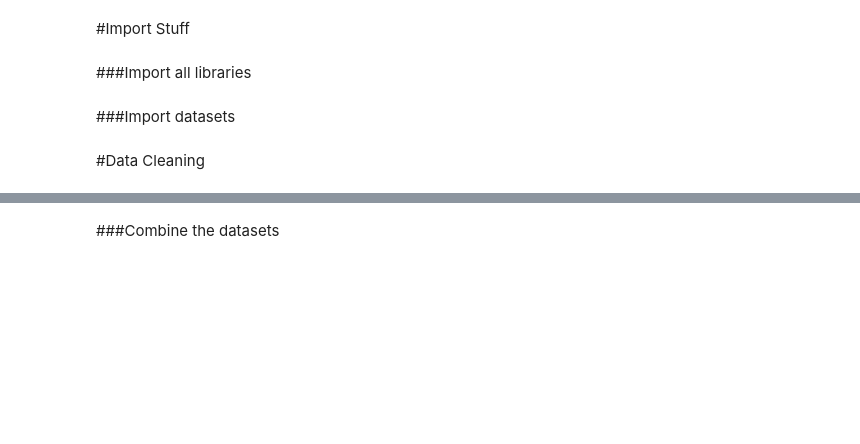
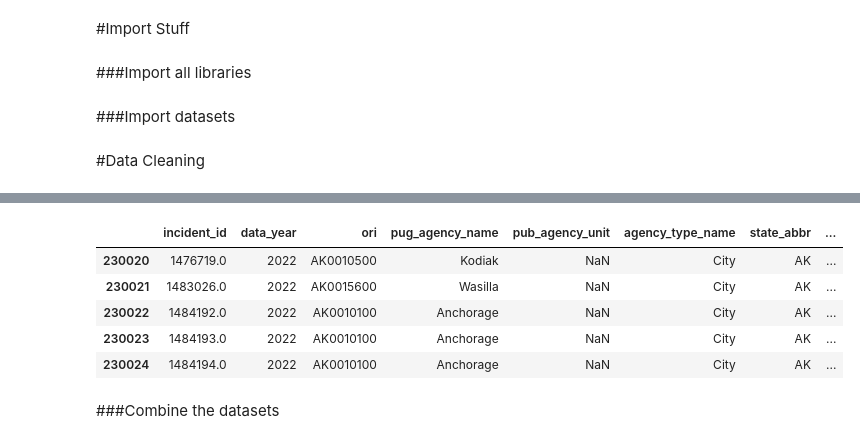
Before and after one commit to IsaacFigNewton/Analyzing-Hate-Crime-Data, a Jupyter notebook: Hate_Crime_Data_Exploration.ipynb, the cells around one changed output, grey strips where cells are left out. Drawn from its saved outputs; the diff is of its cells as text; code cells hidden in the pictures; blank space fills up the shorter version.

Commit message:
Still trying to merge hate crime race data

```diff
--- a/Hate_Crime_Data_Exploration.ipynb
+++ b/Hate_Crime_Data_Exploration.ipynb
@@ -64,3 +71,35 @@ def split_incident_date(date):
     return result + [np.nan] * (3 - len(result))
 
 crime_df[["data_year", "incident_month", "incident_day"]] = crime_df["incident_date"].map(split_incident_date).apply(pd.Series)
+# %%
+def split_bias_desc(desc):
+  # break up the biases into individual biases
+  biases = desc.split(";")
+  for i in range(len(biases)):
+      biases[i] = biases[i]\
+                    .replace("Anti-", "")\
+                    .replace("(Male)", "")\
+                    .replace("(Female)", "")\
+                    .replace("Lesbian, Gay, Bisexual, or Transgender (Mixed Group)", "LGBTQ")\
+                    .strip()
+
+  # add placeholders
+  biases = biases + [np.nan] * (5 - len(biases))
+
+  return biases
+
+# TODO: find max bias count in mapping function above?
+max_bias_count = 5
+
+bias_cols = ["bias" + str(i) for i in range(max_bias_count)]
+crime_df[bias_cols] = crime_df["bias_desc"]\
+                                                            .map(split_bias_desc)\
+                                                            .apply(pd.Series)
+# %%
+#create a list of all biases
+all_biases = []
+for col in bias_cols:
+  all_biases.extend(crime_df[col].unique())
+unique_biases = set(all_biases)
+
+crime_df.iloc[0]
@@ -66,0 +124,20 @@ crime_df[["data_year", "incident_month", "incident_day"]] = crime_df["incident_d
+# %%
+# create dummy columns for all hate crime biases
+dummies = pd.get_dummies(list(unique_biases))
+
+# combine the dummy columns with crime_df
+crime_df = pd.concat([crime_df, dummies], axis=1)
+
+# set all dummy values to 0
+# for col in dummies.columns:
+#     crime_df[col].values[:] = 0
+crime_df.loc[:, dummies.columns] = 0
+
+crime_df.head()
+# %% [output]
+|  | incident_id | data_year | ori | pug_agency_name | pub_agency_unit | agency_type_name | state_abbr | ... |
+| 230020 | 1476719.0 | 2022 | AK0010500 | Kodiak | NaN | City | AK | ... |
+| 230021 | 1483026.0 | 2022 | AK0015600 | Wasilla | NaN | City | AK | ... |
+| 230022 | 1484192.0 | 2022 | AK0010100 | Anchorage | NaN | City | AK | ... |
+| 230023 | 1484193.0 | 2022 | AK0010100 | Anchorage | NaN | City | AK | ... |
+| 230024 | 1484194.0 | 2022 | AK0010100 | Anchorage | NaN | City | AK | ... |
```
Also changed, not shown: parts of 26 cells of this notebook.
